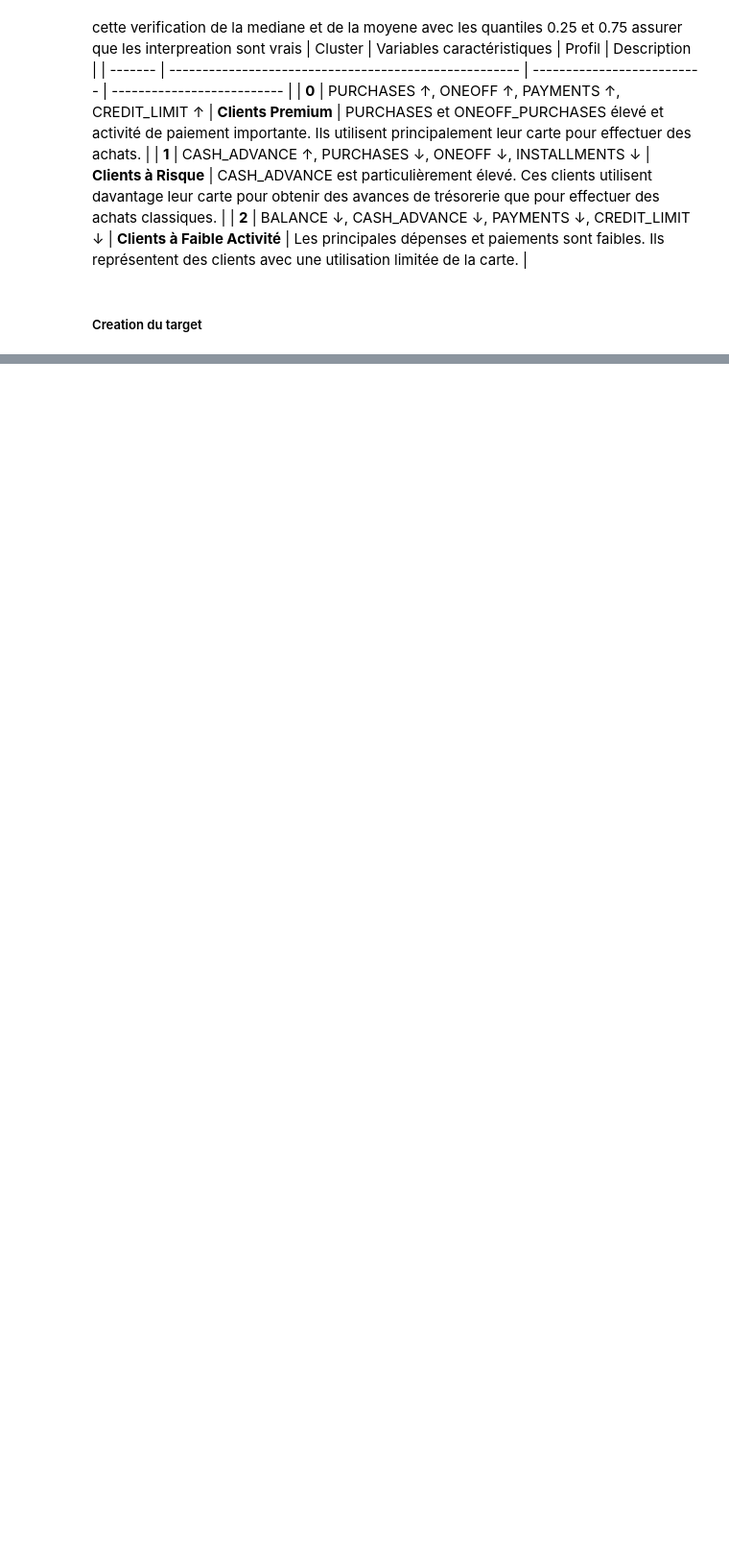
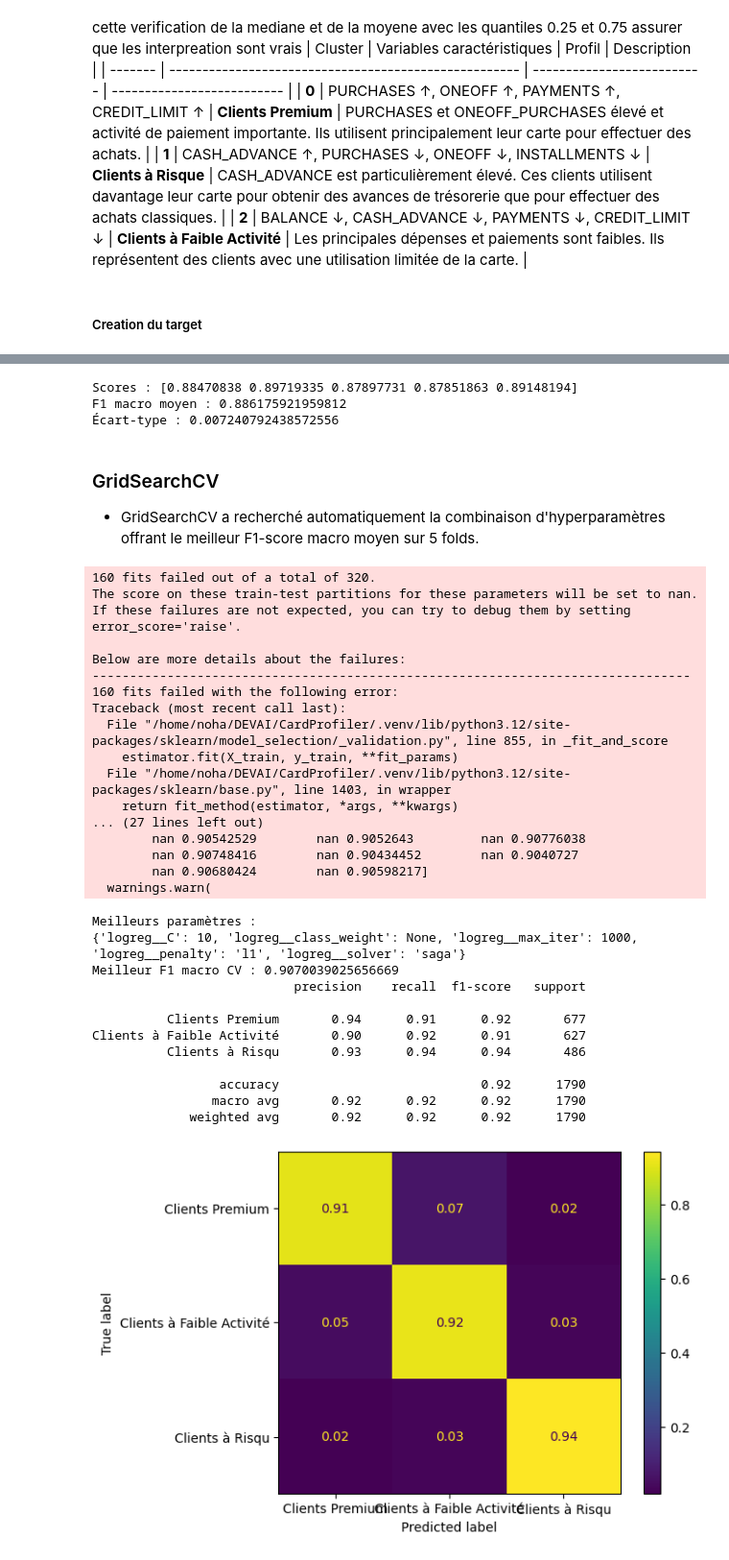
Before and after one commit to NohailaAitHammad/CardProfiler, a Jupyter notebook: notebooks/eda.ipynb, the cells around one changed output, grey strips where cells are left out. Shown at 96% size. Saved outputs shown, nothing was run; the diff lists cells and outputs as text; code cells hidden in the pictures; blank space fills up the shorter version.

```diff
--- a/notebooks/eda.ipynb
+++ b/notebooks/eda.ipynb
@@ -1078,0 +1177,70 @@ df_clean
+# %%
+cv_scores = cross_val_score(pipeline, X_train, y_train, cv=5, scoring='f1_macro')
+print("Scores :", cv_scores)
+print("F1 macro moyen :", cv_scores.mean())
+print("Écart-type :", cv_scores.std())
+# %% [output]
+Scores : [0.88470838 0.89719335 0.87897731 0.87851863 0.89148194]
+F1 macro moyen : 0.886175921959812
+Écart-type : 0.007240792438572556
+# %% [markdown]
+### GridSearchCV
+- GridSearchCV a recherché automatiquement la combinaison d'hyperparamètres offrant le meilleur F1-score macro moyen sur 5 folds.
+# %%
+param_grid = {
+    'logreg__C': [0.01, 0.1, 1, 10],
+    'logreg__penalty': ['l1', 'l2'],
+    'logreg__solver': ['liblinear', 'saga'],
+    'logreg__max_iter': [500, 1000],
+    'logreg__class_weight': [None, 'balanced']
+}
+# %%
+from sklearn.model_selection import GridSearchCV
+
+gs = GridSearchCV(estimator=pipeline, param_grid=param_grid, return_train_score=True, n_jobs=-1, scoring='f1_macro')
+gs.fit(X_train, y_train)
+print("Meilleurs paramètres :")
+print(gs.best_params_)
+print("Meilleur F1 macro CV :", gs.best_score_)
+best_model = gs.best_estimator_
+y_pred_grid = best_model.predict(X_test)
+print(classification_report(y_test, y_pred_grid))
+ConfusionMatrixDisplay.from_predictions(
+    y_test,
+    y_pred_grid,
+    normalize='true',
+    values_format='.2f'
+)
+
+plt.show()
+# %% [output]
+160 fits failed out of a total of 320.
+The score on these train-test partitions for these parameters will be set to nan.
+If these failures are not expected, you can try to debug them by setting error_score='raise'.
+
+Below are more details about the failures:
+--------------------------------------------------------------------------------
+160 fits failed with the following error:
+Traceback (most recent call last):
+  File "/home/noha/DEVAI/CardProfiler/.venv/lib/python3.12/site-packages/sklearn/model_selection/_validation.py", line 855, in _fit_and_score
+    estimator.fit(X_train, y_train, **fit_params)
+  File "/home/noha/DEVAI/CardProfiler/.venv/lib/python3.12/site-packages/sklearn/base.py", line 1403, in wrapper
+    return fit_method(estimator, *args, **kwargs)
+... (27 lines left out)
+        nan 0.90542529        nan 0.9052643         nan 0.90776038
+        nan 0.90748416        nan 0.90434452        nan 0.9040727
+        nan 0.90680424        nan 0.90598217]
+  warnings.warn(
+Meilleurs paramètres :
+{'logreg__C': 10, 'logreg__class_weight': None, 'logreg__max_iter': 1000, 'logreg__penalty': 'l1', 'logreg__solver': 'saga'}
+Meilleur F1 macro CV : 0.9070039025656669
+                           precision    recall  f1-score   support
+
+          Clients Premium       0.94      0.91      0.92       677
+Clients à Faible Activité       0.90      0.92      0.91       627
+          Clients à Risqu       0.93      0.94      0.94       486
+
+                 accuracy                           0.92      1790
+                macro avg       0.92      0.92      0.92      1790
+             weighted avg       0.92      0.92      0.92      1790
+[figure, added]
```
Also changed, not shown: parts of 21 cells of this notebook, 3 other files.
